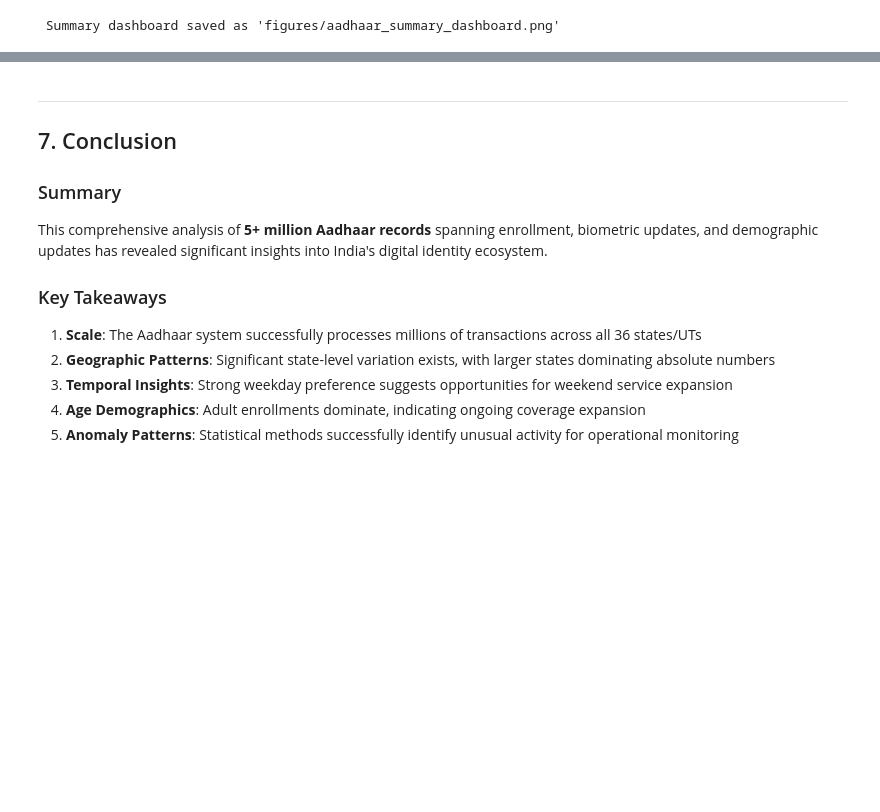
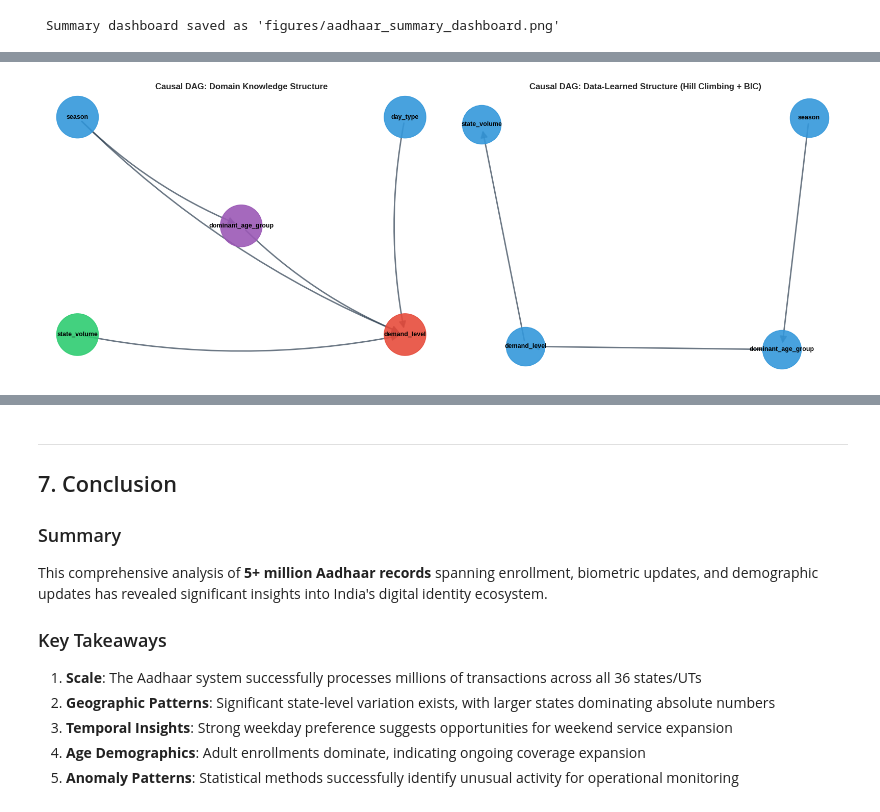
Before and after one commit to XAheli/UIDAI, a Jupyter notebook: Analysis/aadhaar_societal_trends_analysis.ipynb, the cells around one changed output, grey strips where cells are left out. Saved outputs shown, nothing was run; the diff lists cells and outputs as text; code cells hidden in the pictures; blank space fills up the shorter version.

Commit message:
updt: ipnyb forecasting && causal && cluster analysis

```diff
--- a/Analysis/aadhaar_societal_trends_analysis.ipynb
+++ b/Analysis/aadhaar_societal_trends_analysis.ipynb
@@ -1510,0 +1927,80 @@ print("\n Summary dashboard saved as 'figures/aadhaar_summary_dashboard.png'")
+# %%
+# ============================================
+# 7.2.2: BAYESIAN NETWORK STRUCTURE LEARNING
+# ============================================
+# Causal Hypothesis:
+# - Season and Day Type are exogenous factors
+# - State Volume reflects infrastructure capacity
+# - Dominant Age Group reflects demographic needs
+# - All factors influence Demand Level
+
+# Learn structure from data using Hill Climbing with BIC score
+print("Learning Bayesian Network structure from data...")
+hc = HillClimbSearch(bn_data)
+best_model_edges = hc.estimate(scoring_method=BIC(bn_data), max_iter=100)
+learned_edges = list(best_model_edges.edges())
+print(f"Learned edges: {learned_edges}")
+
+# Define domain knowledge structure
+domain_edges = [
+    ('season', 'demand_level'),
+    ('day_type', 'demand_level'),
+    ('state_volume', 'demand_level'),
+    ('dominant_age_group', 'demand_level'),
+    ('season', 'dominant_age_group'),
+]
+
+# Use domain knowledge structure for interpretability
+bn_model = DiscreteBayesianNetwork(domain_edges)
+bn_model.fit(bn_data, estimator=MaximumLikelihoodEstimator)
+
+print("\n" + "="*60)
+print("BAYESIAN NETWORK STRUCTURE")
+print("="*60)
+print(f"Nodes: {list(bn_model.nodes())}")
+print(f"Edges: {list(bn_model.edges())}")
+
+# Visualize the causal DAG
+fig, axes = plt.subplots(1, 2, figsize=(16, 6))
+
+# Plot 1: Domain knowledge structure
+ax1 = axes[0]
+G = nx.DiGraph(domain_edges)
+pos = {'season': (0, 1), 'day_type': (2, 1), 'state_volume': (0, 0),
+       'dominant_age_group': (1, 0.5), 'demand_level': (2, 0)}
+
+node_colors = {'season': '#3498db', 'day_type': '#3498db',
+               'state_volume': '#2ecc71', 'dominant_age_group': '#9b59b6',
+               'demand_level': '#e74c3c'}
+colors = [node_colors.get(node, '#3498db') for node in G.nodes()]
+
+nx.draw_networkx_nodes(G, pos, node_color=colors, node_size=3500, alpha=0.9, ax=ax1)
+nx.draw_networkx_labels(G, pos, font_size=9, font_weight='bold', ax=ax1)
+nx.draw_networkx_edges(G, pos, edge_color='#2c3e50', arrows=True,
+                       arrowsize=20, width=2, alpha=0.7,
+                       connectionstyle="arc3,rad=0.1", ax=ax1)
+ax1.set_title('Causal DAG: Domain Knowledge Structure', fontsize=12, fontweight='bold')
+ax1.axis('off')
+
+# Plot 2: Data-learned structure
+ax2 = axes[1]
+G2 = nx.DiGraph(learned_edges)
+pos2 = nx.spring_layout(G2, k=2, iterations=50, seed=42)
+nx.draw_networkx_nodes(G2, pos2, node_color='#3498db', node_size=3000, alpha=0.9, ax=ax2)
+nx.draw_networkx_labels(G2, pos2, font_size=9, font_weight='bold', ax=ax2)
+nx.draw_networkx_edges(G2, pos2, edge_color='#2c3e50', arrows=True,
+                       arrowsize=20, width=2, alpha=0.7, ax=ax2)
+ax2.set_title('Causal DAG: Data-Learned Structure (Hill Climbing + BIC)', fontsize=12, fontweight='bold')
+ax2.axis('off')
+
+plt.tight_layout()
+plt.savefig('figures/bayesian_network.png', dpi=150, bbox_inches='tight', facecolor='white')
+plt.show()
+
+# Print CPDs
+print("\n" + "="*60)
+print("CONDITIONAL PROBABILITY DISTRIBUTIONS")
+print("="*60)
+for cpd in bn_model.get_cpds():
+    print(f"\n{cpd}")
+# %% [output]
@@ -1510,0 +2023 @@ print("\n Summary dashboard saved as 'figures/aadhaar_summary_dashboard.png'")
+[figure, added]
```
Also changed, not shown: parts of 18 cells of this notebook, 6 other files.
